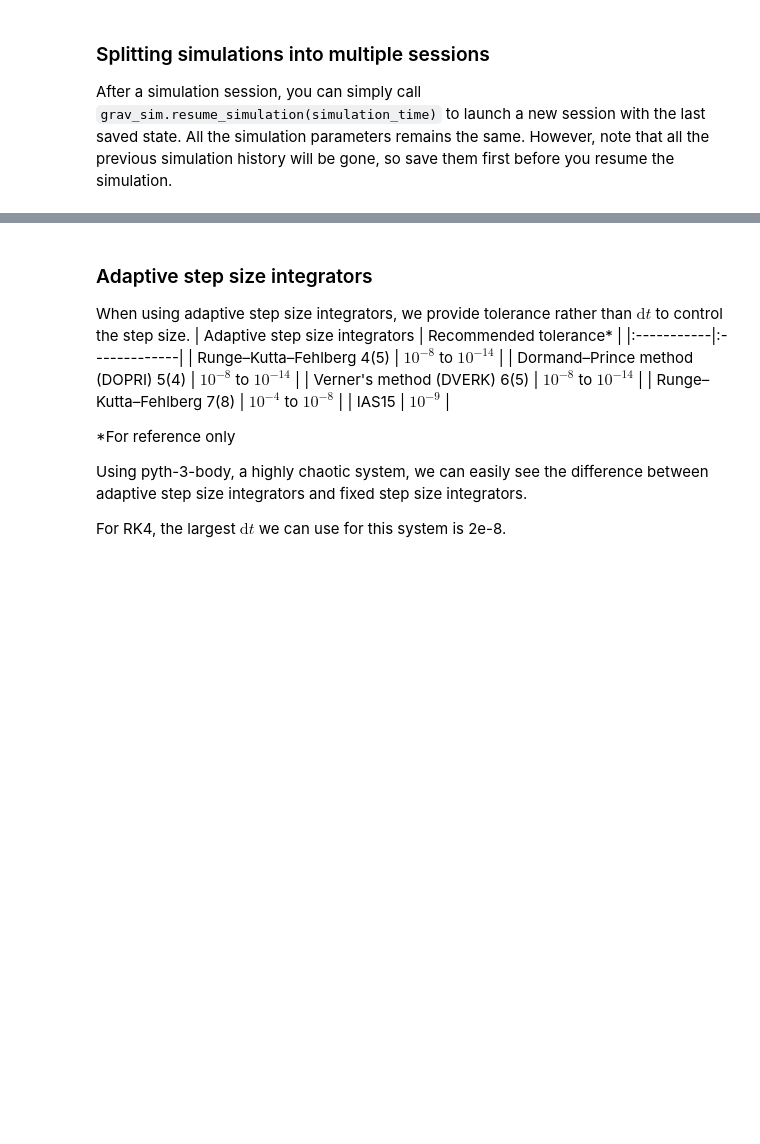
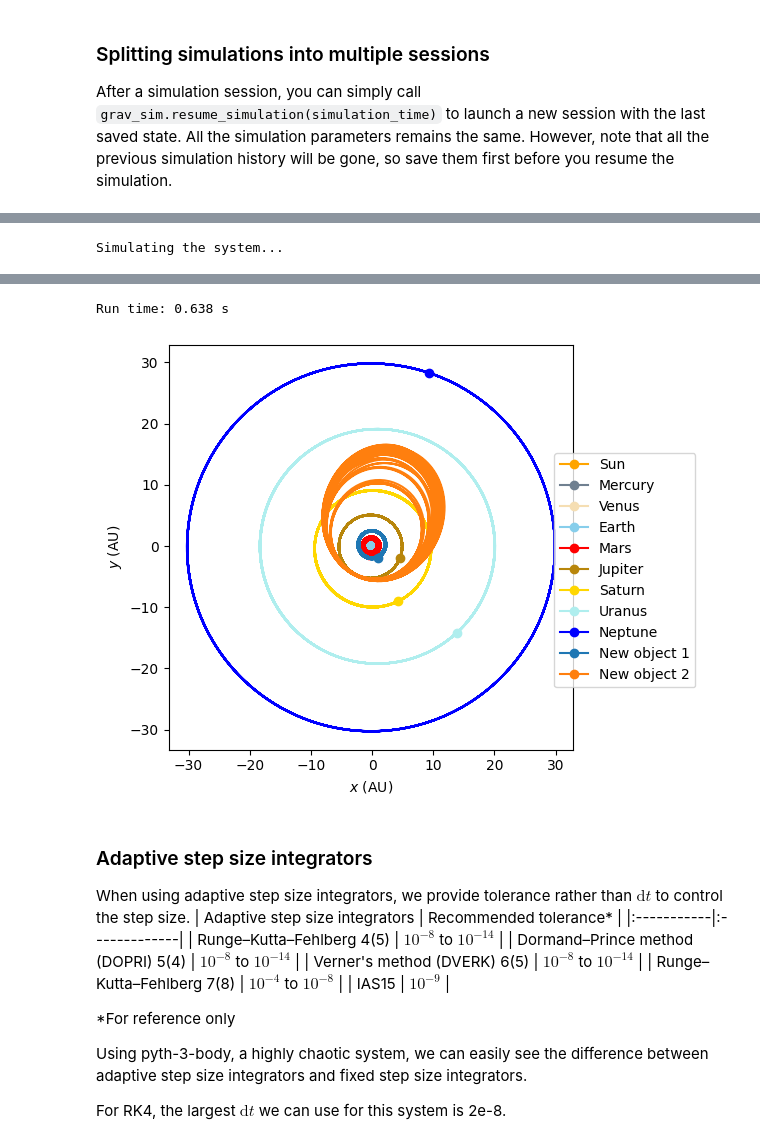
Before and after one commit to alvinng4/Gravity-Simulator, a Jupyter notebook: examples/tutorial.ipynb, the cells around one changed output, grey strips where cells are left out. Drawn from its saved outputs; the diff is of its cells as text; code cells hidden in the pictures; blank space fills up the shorter version.

```diff
--- a/examples/tutorial.ipynb
+++ b/examples/tutorial.ipynb
@@ -228,0 +227,21 @@ Simulating the system...
+# %%
+grav_sim.resume_simulation(tf=grav_sim.years_to_days(2000.0))
+
+grav_sim.plot_2d_trajectory(
+    colors=[
+        "orange",
+        "slategrey",
+        "wheat",
+        "skyblue",
+        "red",
+        "darkgoldenrod",
+        "gold",
+        "paleturquoise",
+        "blue",
+        None,
+        None,
+    ],
+    labels=system.objects_names,
+    legend=True,
+)
+# %% [output]
@@ -228,0 +249 @@ Simulating the system...
+Simulating the system...
@@ -229,3 +252,5 @@ Simulating the system...
+Run time: 0.638 s
+[figure, added]
 # %% [markdown]
 ### Adaptive step size integrators
 
```
Also changed, not shown: parts of 13 cells of this notebook.
